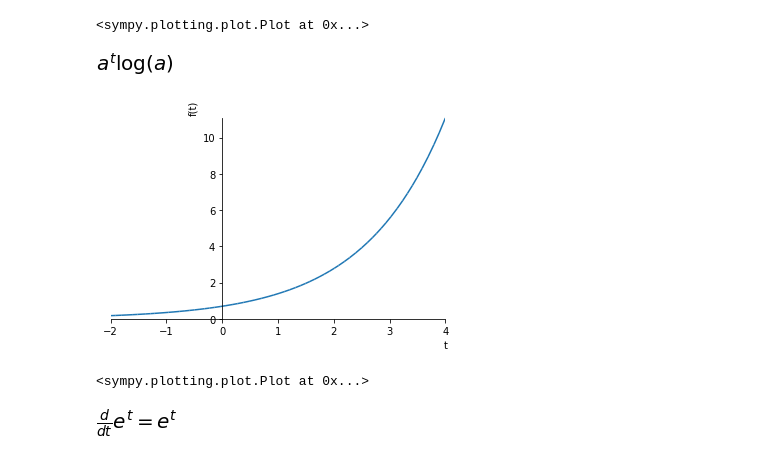
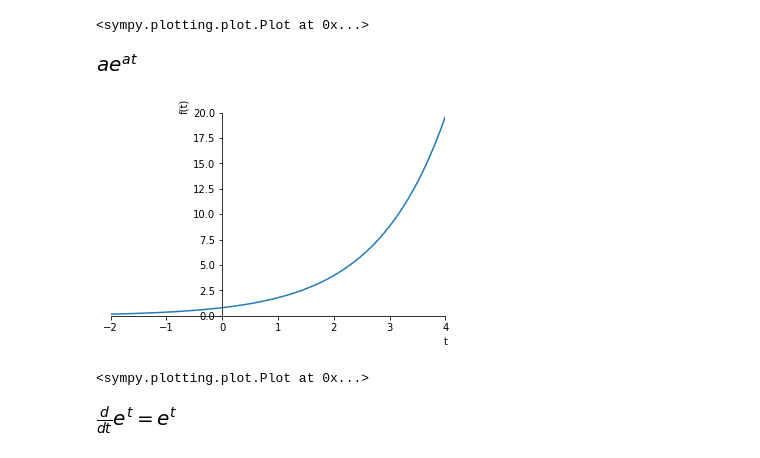
Before and after one commit to xdanger/notebooks, a Jupyter notebook: Mathematics/Essence of Caculus.ipynb, the cells around one changed output. Drawn from its saved outputs; the diff is of its cells as text; code cells hidden in the pictures.

```diff
--- a/Mathematics/Essence of Caculus.ipynb
+++ b/Mathematics/Essence of Caculus.ipynb
@@ -233,14 +233,14 @@ plot(2**x, (x, -1, 5))
 [figure]
 <sympy.plotting.plot.Plot at 0x...>
 # %%
-expr10 = Derivative(exp(at, t).doit()
+expr10 = Derivative(exp(a*t), t).doit()
 expr10
 # %% [output]
-[figure, old version]
+[figure, new version]
 # %%
-plot(expr10.subs(a, 2), (t, -2, 4))
+plot(expr10.subs(a, 0.8), (t, -2, 4))
 # %% [output]
-[figure, old version]
+[figure, new version]
 <sympy.plotting.plot.Plot at 0x...>
 # %%
 expr11 = Derivative(exp(t), t)
```
